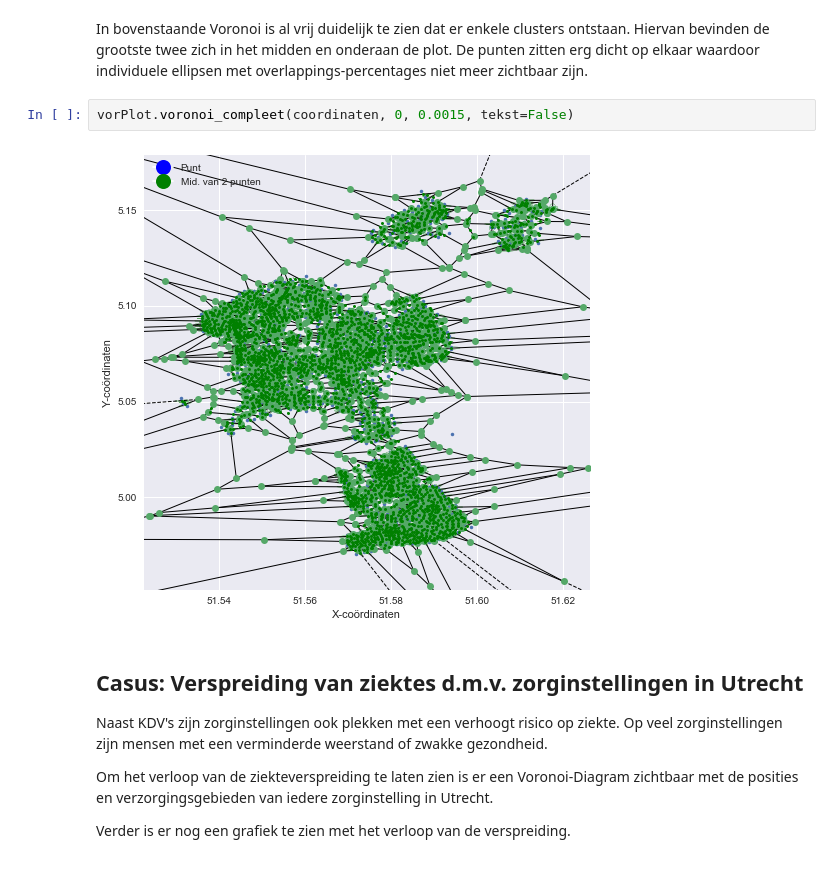
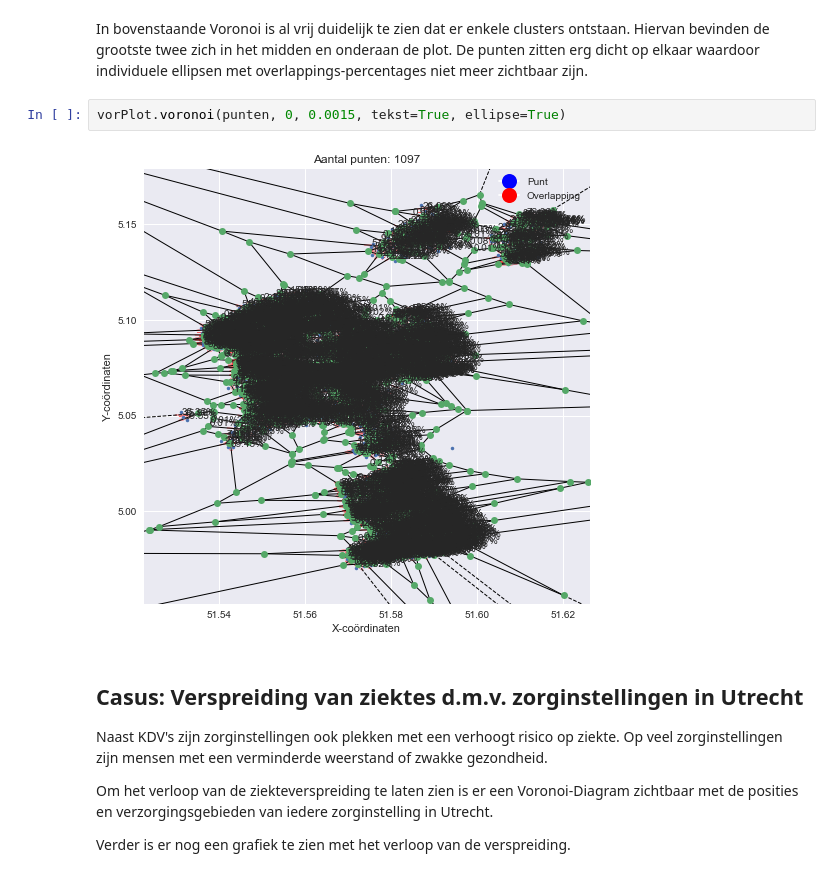
Before and after one commit to Denbergvanthijs/IPASS, a Jupyter notebook: app.ipynb, the cells around one changed output. Drawn from its saved outputs; the diff is of its cells as text.

```diff
--- a/app.ipynb
+++ b/app.ipynb
@@ -207,9 +209,9 @@ vorPlot.voronoi(coordinaten)
 # %% [markdown]
 In bovenstaande Voronoi is al vrij duidelijk te zien dat er enkele clusters ontstaan. Hiervan bevinden de grootste twee zich in het midden en onderaan de plot. De punten zitten erg dicht op elkaar waardoor individuele ellipsen met overlappings-percentages niet meer zichtbaar zijn.
 # %%
-vorPlot.voronoi_compleet(coordinaten, 0, 0.0015, tekst=False)
+vorPlot.voronoi(punten, 0, 0.0015, tekst=True, ellipse=True)
 # %% [output]
-[figure, old version]
+[figure, new version]
 # %% [markdown]
 ## Casus: Verspreiding van ziektes d.m.v. zorginstellingen in Utrecht
 Naast KDV's zijn zorginstellingen ook plekken met een verhoogt risico op ziekte. Op veel zorginstellingen zijn mensen met een verminderde weerstand of zwakke gezondheid.
```
Also changed, not shown: parts of 12 cells of this notebook, 1 other file.
